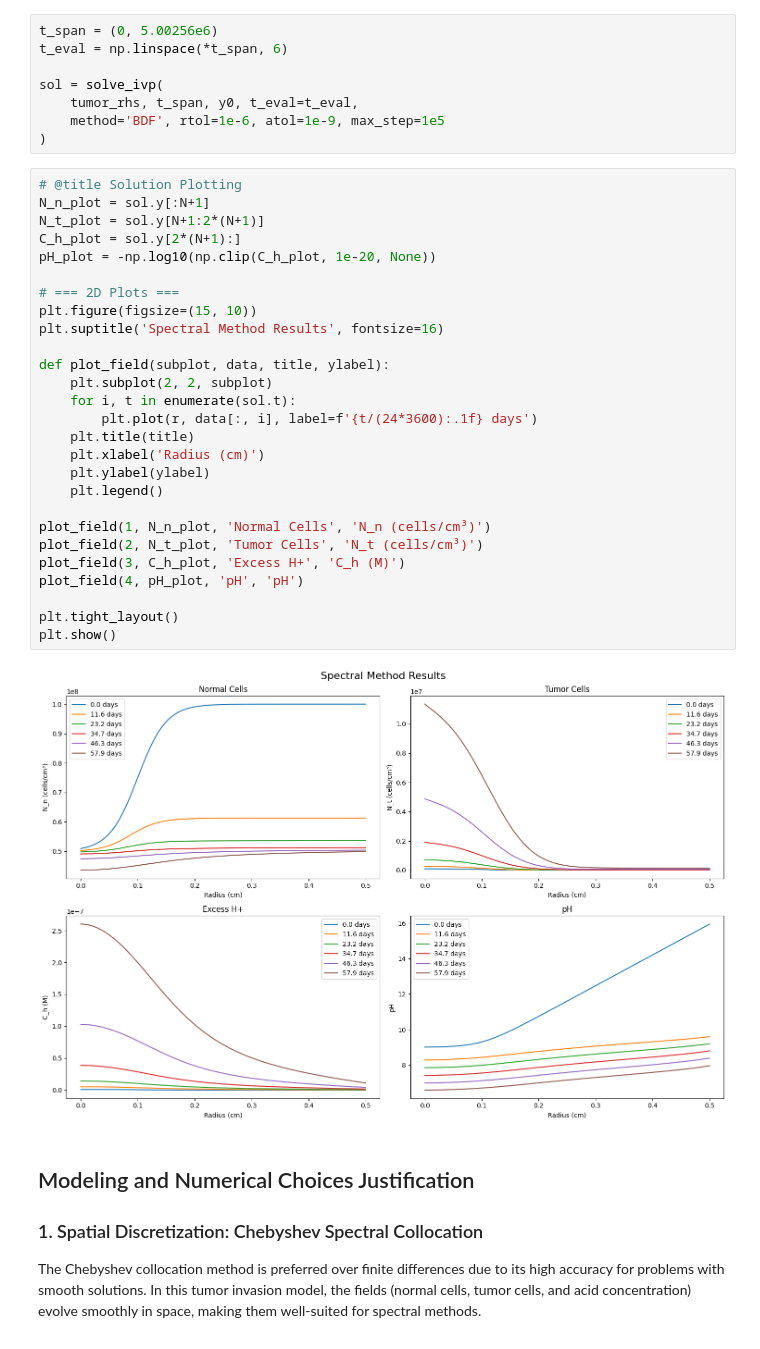
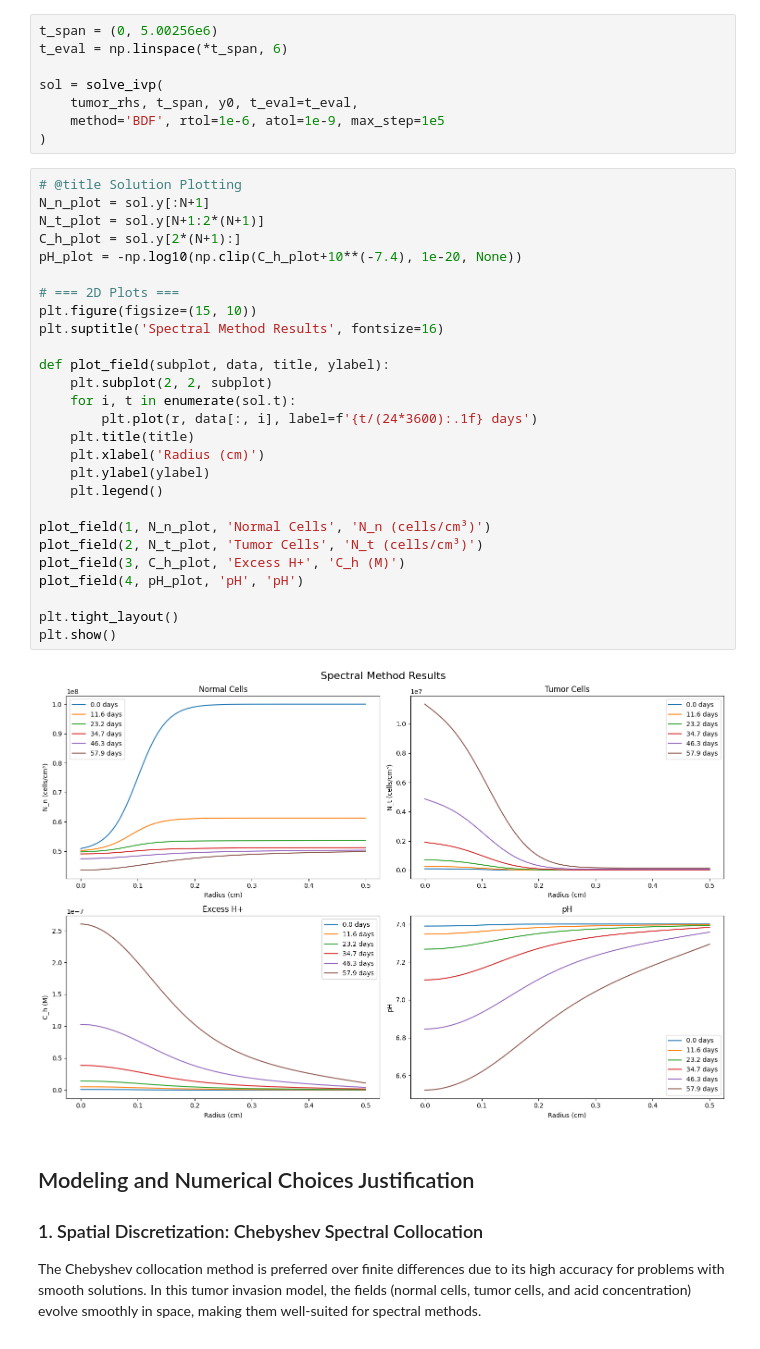
Before and after one commit to MathRi-ATG/Pseudo-Spectral-Method, a Jupyter notebook: Spectral_Methods_Solution.ipynb, the cells around one changed output. Drawn from its saved outputs; the diff is of its cells as text.

Commit message:
fixed ph graph

```diff
--- a/Spectral_Methods_Solution.ipynb
+++ b/Spectral_Methods_Solution.ipynb
@@ -227,32 +227,32 @@ sol = solve_ivp(
 # %%
 # @title Solution Plotting
 N_n_plot = sol.y[:N+1]
 N_t_plot = sol.y[N+1:2*(N+1)]
 C_h_plot = sol.y[2*(N+1):]
-pH_plot = -np.log10(np.clip(C_h_plot, 1e-20, None))
+pH_plot = -np.log10(np.clip(C_h_plot+10**(-7.4), 1e-20, None))
 
 # === 2D Plots ===
 plt.figure(figsize=(15, 10))
 plt.suptitle('Spectral Method Results', fontsize=16)
 
 def plot_field(subplot, data, title, ylabel):
     plt.subplot(2, 2, subplot)
     for i, t in enumerate(sol.t):
         plt.plot(r, data[:, i], label=f'{t/(24*3600):.1f} days')
     plt.title(title)
     plt.xlabel('Radius (cm)')
     plt.ylabel(ylabel)
     plt.legend()
 
 plot_field(1, N_n_plot, 'Normal Cells', 'N_n (cells/cm³)')
 plot_field(2, N_t_plot, 'Tumor Cells', 'N_t (cells/cm³)')
 plot_field(3, C_h_plot, 'Excess H+', 'C_h (M)')
 plot_field(4, pH_plot, 'pH', 'pH')
 
 plt.tight_layout()
 plt.show()
 # %% [output]
-[figure, old version]
+[figure, new version]
 # %% [markdown]
 ## Modeling and Numerical Choices Justification
 
```
Also changed, not shown: parts of 1 cell of this notebook.
